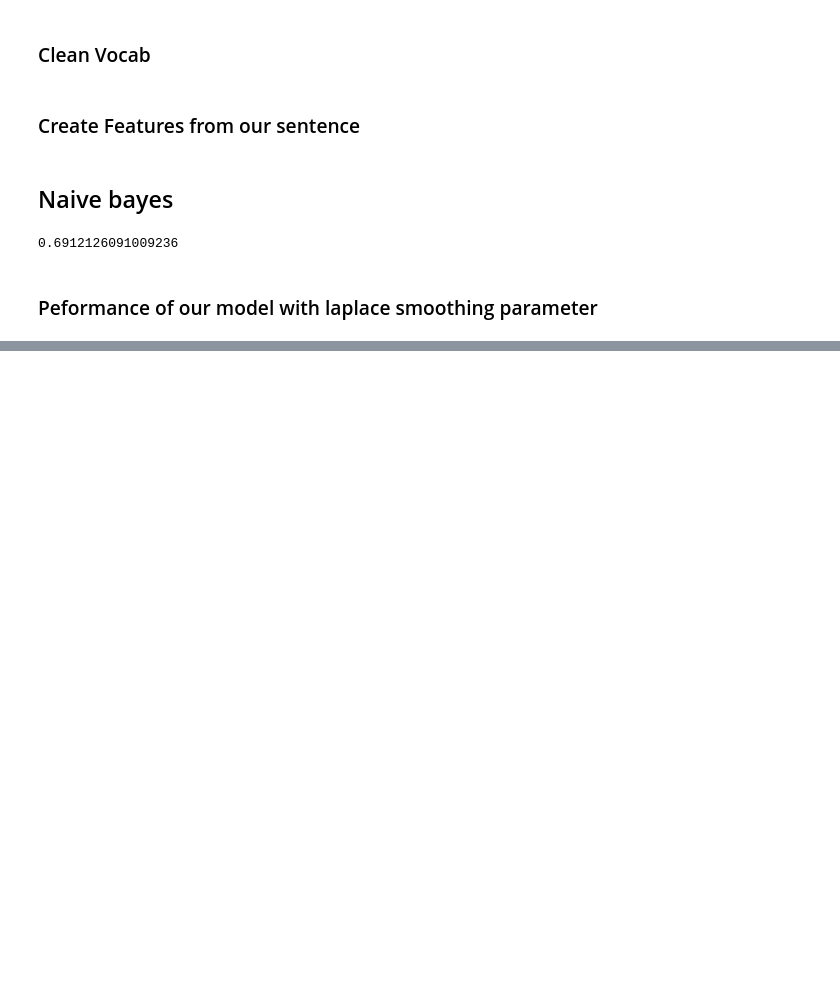
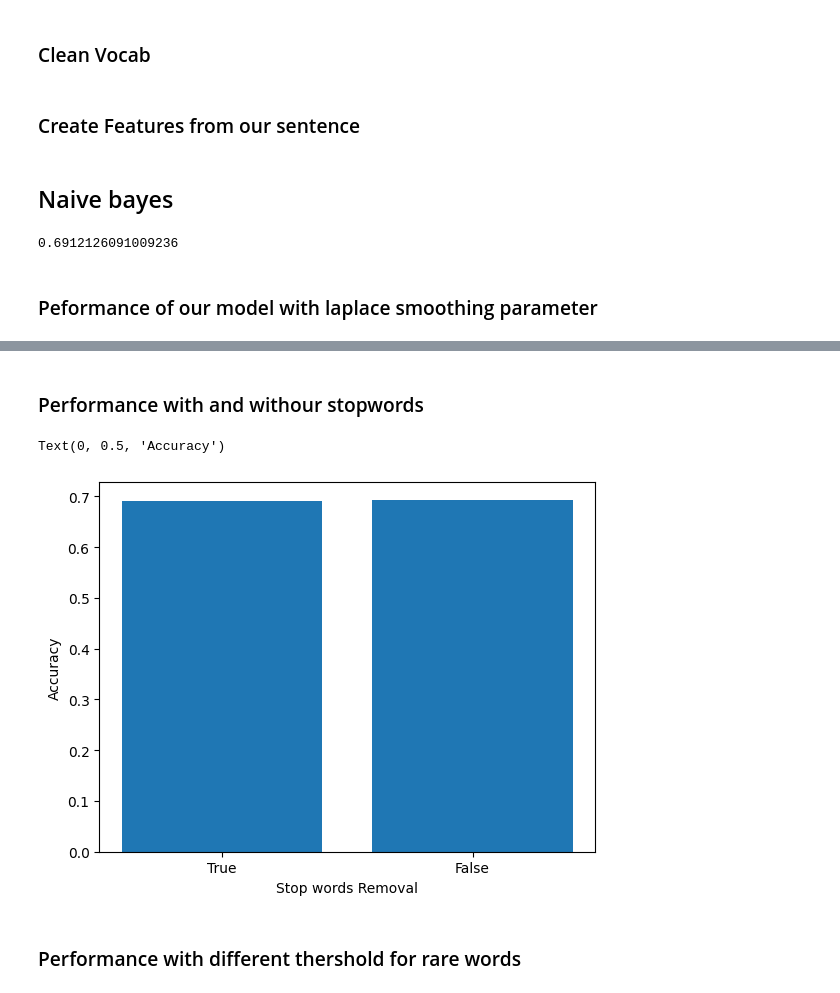
Before and after one commit to zzzhacker/Ford-text-classfication, a Jupyter notebook: TextClassification.ipynb, the cells around one changed output, grey strips where cells are left out. Drawn from its saved outputs; the diff is of its cells as text; code cells hidden in the pictures; blank space fills up the shorter version.

```diff
--- a/TextClassification.ipynb
+++ b/TextClassification.ipynb
@@ -156,0 +159,24 @@ plt.plot(alpha,performance)
+# %% [markdown]
+### Performance with and withour stopwords
+# %%
+## With Stop Words
+performance = []
+stopword_remove = [True,False]
+train_x  = preprocess(raw_train_x)
+for stopword in stopword_remove:
+    vocab = build_vocab(train_x)
+    vocab = clean_vocab(vocab,stopwords_removal=stopword)
+    train_df = transform(train_x, vocab, train_y)
+    nb_classifier = Naive_bayes(1)
+    nb_classifier.train(train_df,vocab)
+    preds = nb_classifier.predict(dev_x)
+    performance.append((preds == dev_y).sum()/len(preds))
+# %%
+plt.bar(np.array(stopword_remove).astype(str),performance)
+plt.xlabel('Stop words Removal')
+plt.ylabel('Accuracy')
+# %% [output]
+Text(0, 0.5, 'Accuracy')
+[figure, added]
+# %% [markdown]
+### Performance with different thershold for rare words
```
Also changed, not shown: parts of 9 cells of this notebook.
